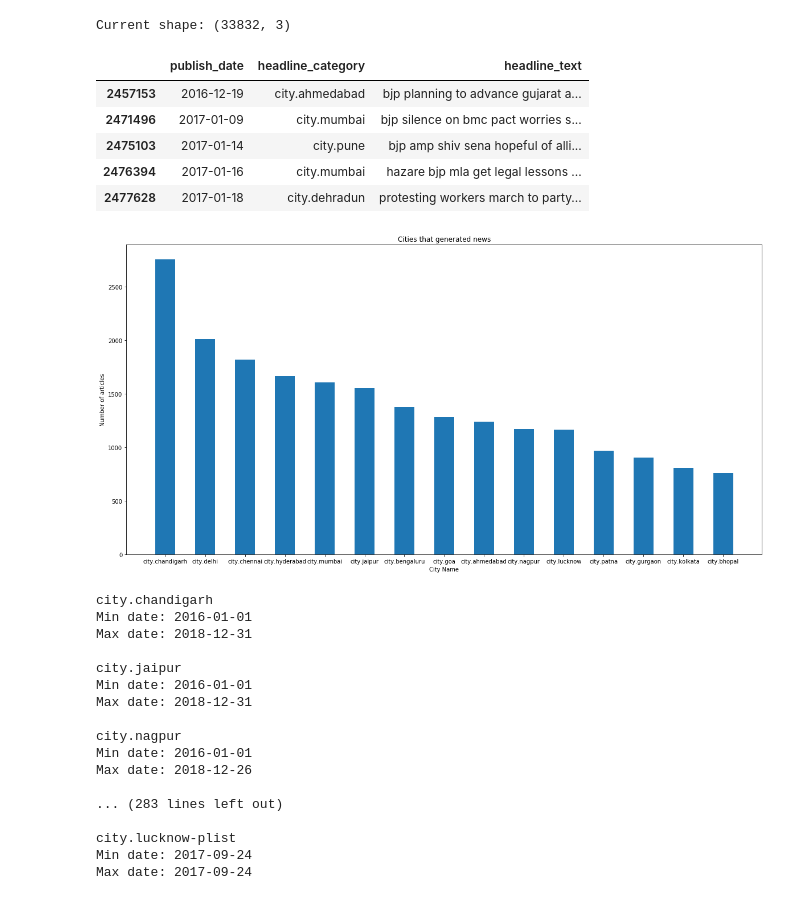
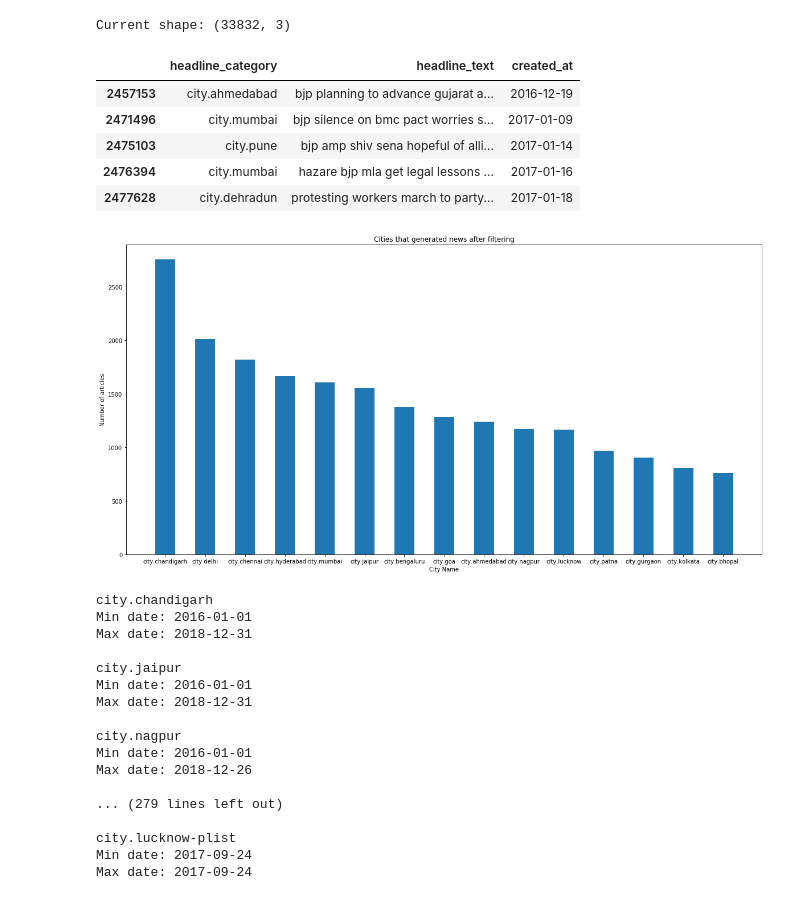
Before and after one commit to aashish-jain/Social-unrest-prediction, a Jupyter notebook: notebooks/headlines_dataset.ipynb, the cells around one changed output. Drawn from its saved outputs; the diff is of its cells as text; code cells hidden in the pictures.

```diff
--- a/notebooks/headlines_dataset.ipynb
+++ b/notebooks/headlines_dataset.ipynb
@@ -16,3 +24,6 @@ df = pd.read_csv("../../data/india-news-headlines.csv")
+# %%
+df["created_at"] = df["publish_date"]
+del df["publish_date"]
 # %%
 df.head(5)
 # %% [output]
@@ -42,12 +55,9 @@ def convert_to_datetime(df):
     Input - A DF to convert df.publish_dates to to_datetime
     Returns - A converted DF
     """
-    dates = df.publish_date
-    del df['publish_date']
+    dates = df.created_at
     dates = dates.apply(lambda x: str(x))
     dates = pd.to_datetime(dates)
-    # This is kind of to match get_docs_by_day
-    # over at tweet_utils
     df['created_at'] = dates
     return df
 
@@ -56,7 +66,7 @@ def filter_headlines(df, keywords):
     """
     Input - A DF for filtering headlines based on
             keywords
-    Returns - Filtered DF
+    Returns - Filtered DFA
     """
     assert(keywords != None)
     assert(len(keywords) != 0)
@@ -108,34 +118,36 @@ filtered_df = filtered_df[filtered_df.headline_category.str.contains(
     'city', na=False)]
 filtered_df = convert_to_datetime(filtered_df)
 
-filtered_df = filtered_df[filtered_df.publish_date.dt.year > 2015]
+filtered_df = filtered_df[filtered_df.created_at.dt.year > 2015]
 print("Current shape:", filtered_df.shape)
 # %% [output]
 Current shape: (33832, 3)
 # %%
 filtered_df.head(5)
 # %% [output]
-|  | publish_date | headline_category | headline_text |
-| 2457153 | 2016-12-19 | city.ahmedabad | bjp planning to advance gujarat a... |
-| 2471496 | 2017-01-09 | city.mumbai | bjp silence on bmc pact worries s... |
-| 2475103 | 2017-01-14 | city.pune | bjp amp shiv sena hopeful of alli... |
-| 2476394 | 2017-01-16 | city.mumbai | hazare bjp mla get legal lessons ... |
-| 2477628 | 2017-01-18 | city.dehradun | protesting workers march to party... |
+|  | headline_category | headline_text | created_at |
+| 2457153 | city.ahmedabad | bjp planning to advance gujarat a... | 2016-12-19 |
+| 2471496 | city.mumbai | bjp silence on bmc pact worries s... | 2017-01-09 |
+| 2475103 | city.pune | bjp amp shiv sena hopeful of alli... | 2017-01-14 |
+| 2476394 | city.mumbai | hazare bjp mla get legal lessons ... | 2017-01-16 |
+| 2477628 | city.dehradun | protesting workers march to party... | 2017-01-18 |
 # %%
-filtered_df.sort_values(by="publish_date", inplace=True)
+filtered_df.sort_values(by="created_at", inplace=True)
 
-plot_counter(filtered_df.headline_category, num_elements=15, title="Cities that generated news",
+plot_counter(filtered_df.headline_category, num_elements=15,
+             title="Cities that generated news after filtering",
              xlabel="City Name", ylabel="Number of articles")
 # %% [output]
-[figure, old version]
+[figure, new version]
 # %%
 cities = pd.unique(filtered_df.headline_category)
 for city in cities:
-    city_df = filtered_df[filtered_df.headline_category == city]
-    print(city)
-    print("Min date:", min(city_df.publish_date).date())
-    print("Max date:", max(city_df.publish_date).date())
-    print()
+    if "." in city:
+        city_df = filtered_df[filtered_df.headline_category == city]
+        print(city)
+        print("Min date:", min(city_df.created_at).date())
+        print("Max date:", max(city_df.created_at).date())
+        print()
 # %% [output]
 city.chandigarh
 Min date: 2016-01-01
@@ -149,7 +161,7 @@ city.nagpur
 Min date: 2016-01-01
 Max date: 2018-12-26
 
-... (283 lines left out)
+... (279 lines left out)
 
 city.lucknow-plist
 Min date: 2017-09-24
```
Also changed, not shown: parts of 12 cells of this notebook, 3 other files.
